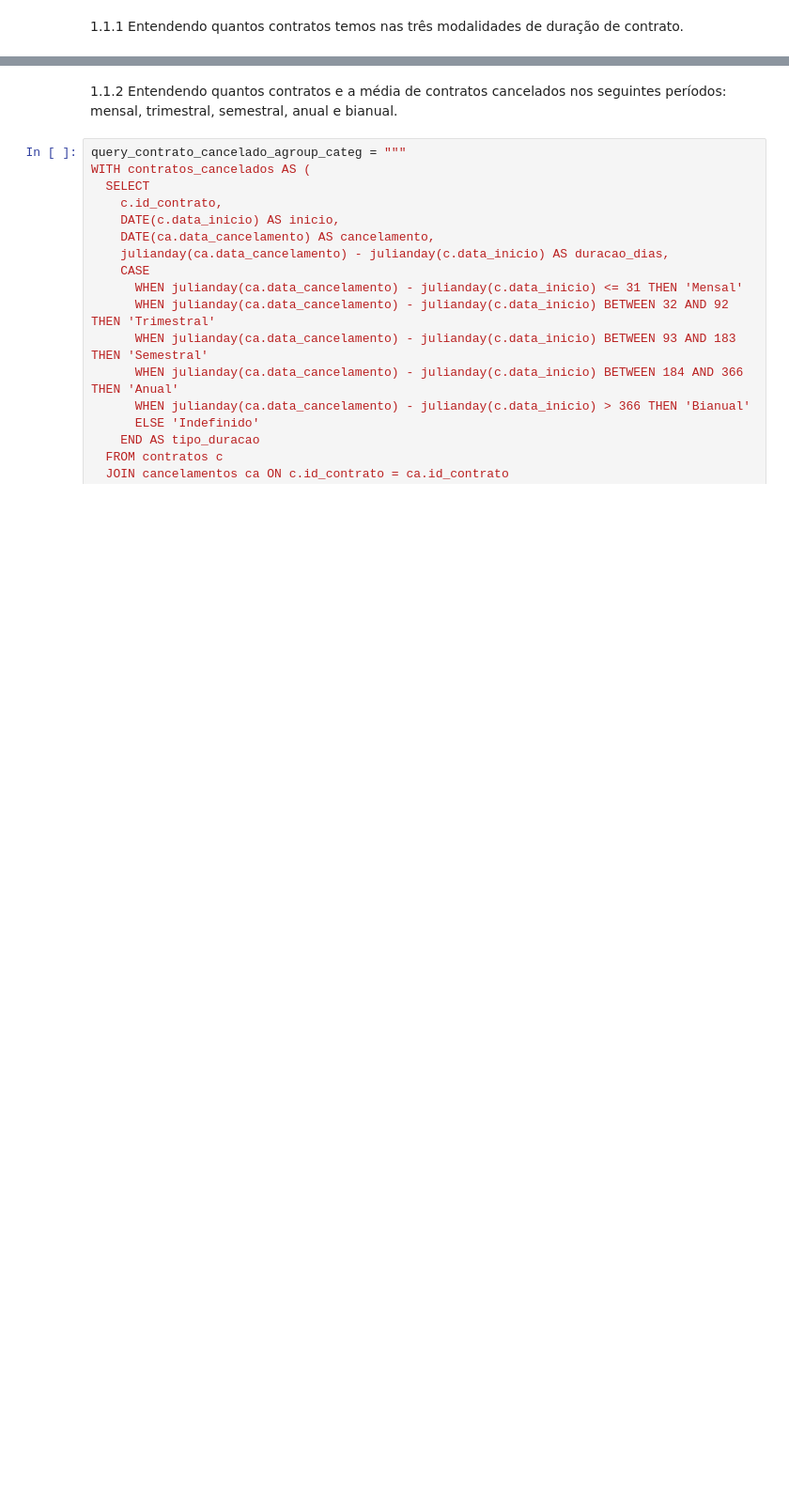
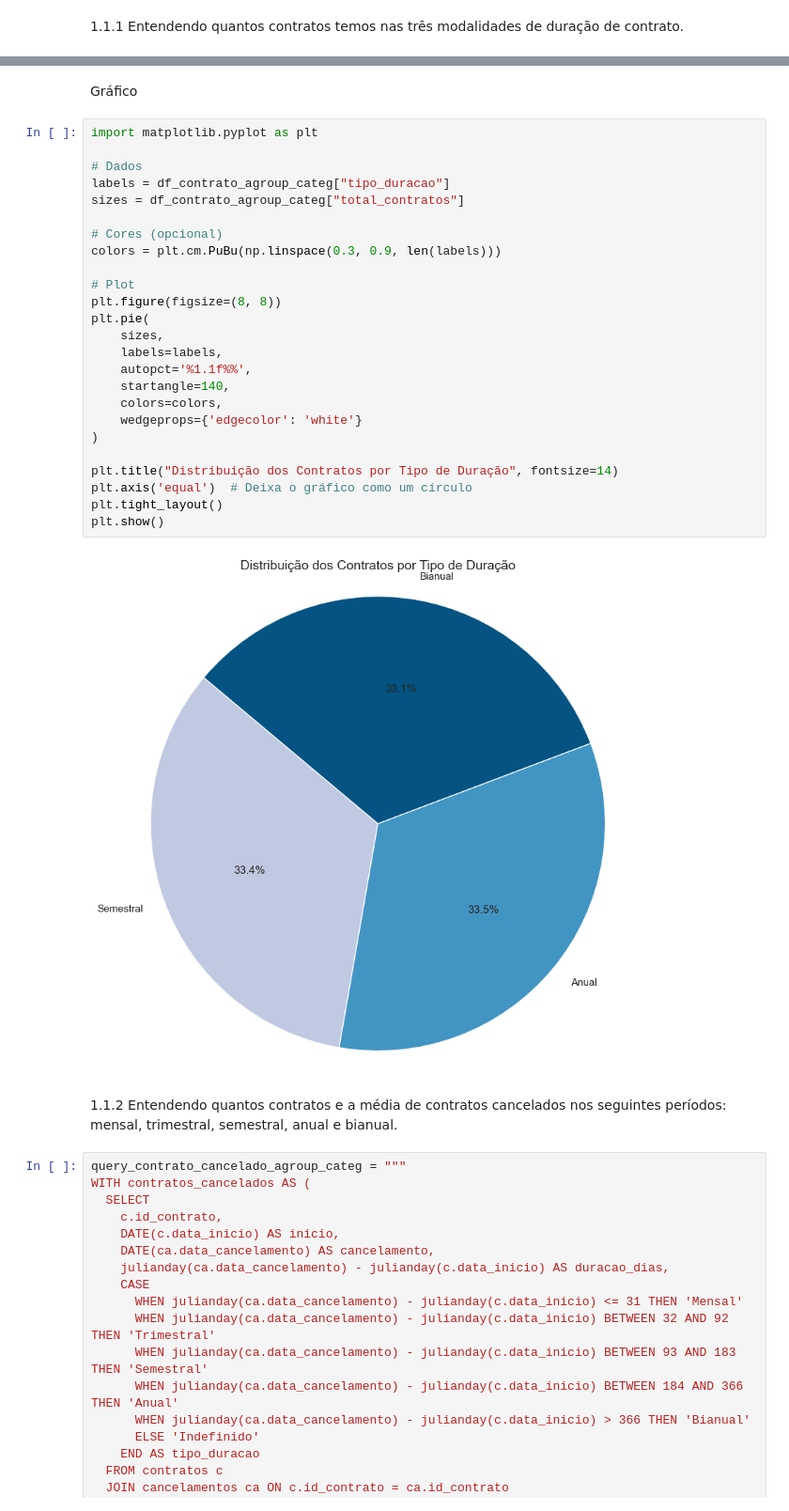
Before and after one commit to Anavillas/final-project, a Jupyter notebook: notebooks/contratos.ipynb, the cells around one changed output, grey strips where cells are left out. Shown at 94% size. Drawn from its saved outputs; the diff is of its cells as text; blank space fills up the shorter version.

```diff
--- a/notebooks/contratos.ipynb
+++ b/notebooks/contratos.ipynb
@@ -70,3 +51,32 @@ df_contrato_agroup_categ
+# %% [markdown]
+Gráfico
+# %%
+import matplotlib.pyplot as plt
+
+# Dados
+labels = df_contrato_agroup_categ["tipo_duracao"]
+sizes = df_contrato_agroup_categ["total_contratos"]
+
+# Cores (opcional)
+colors = plt.cm.PuBu(np.linspace(0.3, 0.9, len(labels)))
+
+# Plot
+plt.figure(figsize=(8, 8))
+plt.pie(
+    sizes,
+    labels=labels,
+    autopct='%1.1f%%',
+    startangle=140,
+    colors=colors,
+    wedgeprops={'edgecolor': 'white'}
+)
+
+plt.title("Distribuição dos Contratos por Tipo de Duração", fontsize=14)
+plt.axis('equal')  # Deixa o gráfico como um círculo
+plt.tight_layout()
+plt.show()
+# %% [output]
+[figure, added]
 # %% [markdown]
 1.1.2 Entendendo quantos contratos e a média de contratos cancelados nos seguintes períodos: mensal, trimestral, semestral, anual e bianual.
 # %%
```
Also changed, not shown: parts of 23 cells of this notebook, 29 other files.
